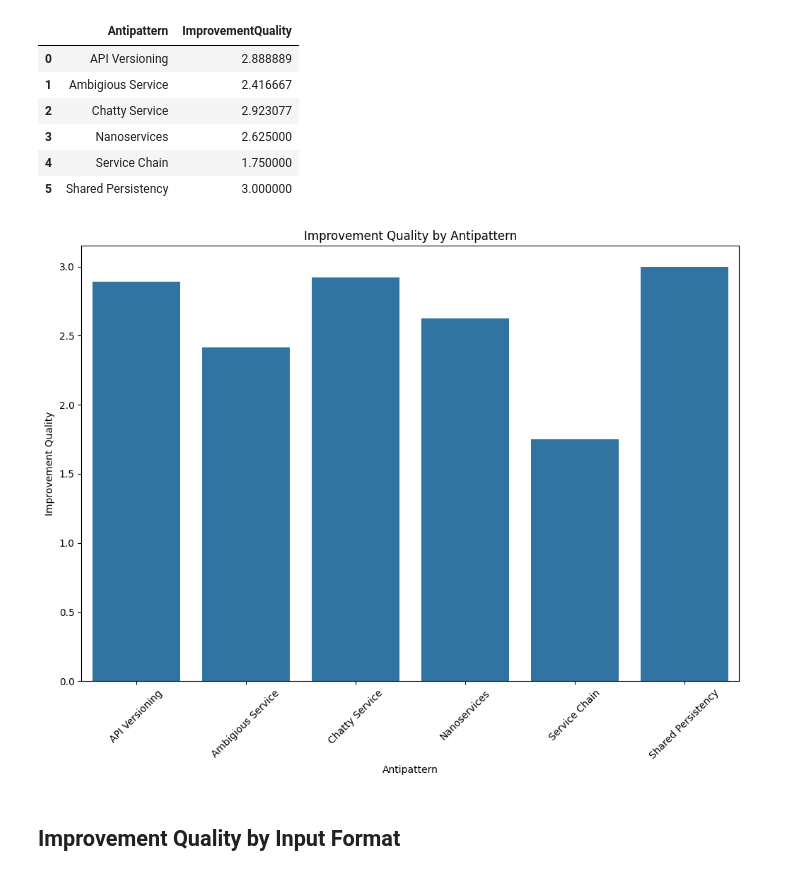
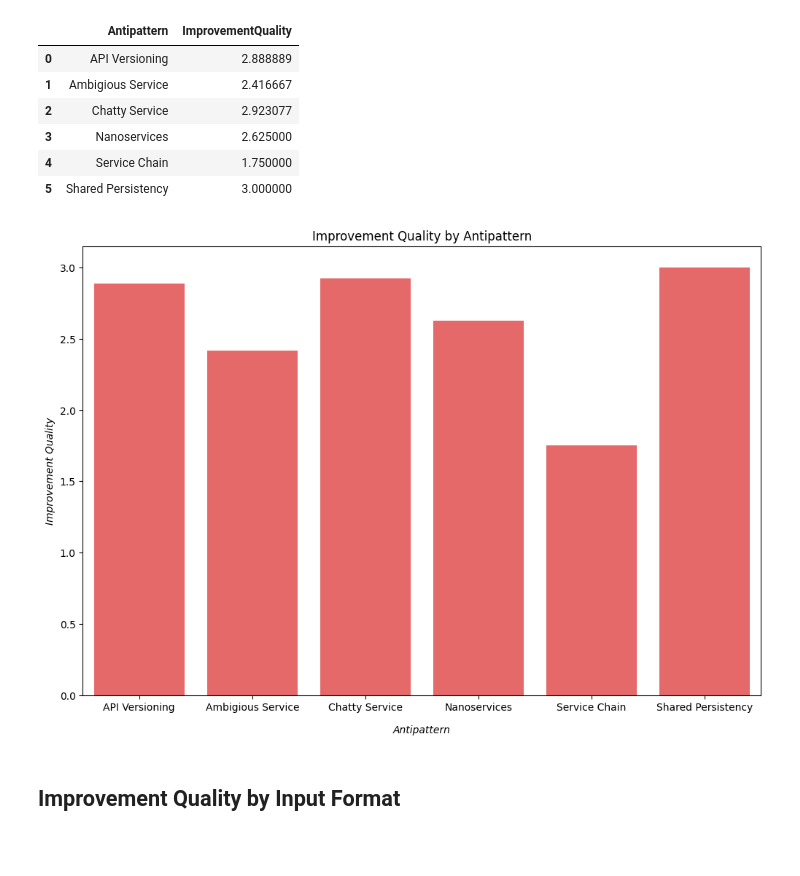
Before and after one commit to fapfaff/ai-detection-of-architectural-antipatterns, a Jupyter notebook: evaluation/evaluation.ipynb, the cells around one changed output. Cells and saved outputs as stored; diff of their text form; code cells hidden in the pictures; blank space fills up the shorter version.

```diff
--- a/evaluation/evaluation.ipynb
+++ b/evaluation/evaluation.ipynb
@@ -347,14 +414,13 @@ quality_by_antipattern
 | 5 | Shared Persistency | 3.000000 |
 # %%
 plt.figure(figsize=(12, 8))
-sns.barplot(x='Antipattern', y='ImprovementQuality', data=quality_by_antipattern)
+sns.barplot(x='Antipattern', y='ImprovementQuality', data=quality_by_antipattern, color="#fb5454")
 plt.title('Improvement Quality by Antipattern')
-plt.xlabel("Antipattern")
-plt.ylabel("Improvement Quality")
-plt.xticks(rotation=45)
+plt.xlabel("Antipattern", fontstyle='italic', labelpad=12)
+plt.ylabel("Improvement Quality", fontstyle='italic')
 plt.show()
 # %% [output]
-[figure, old version]
+[figure, new version]
 # %% [markdown]
 ## Improvement Quality by Input Format
 # %%
```
Also changed, not shown: parts of 19 cells of this notebook, 1 other file.
